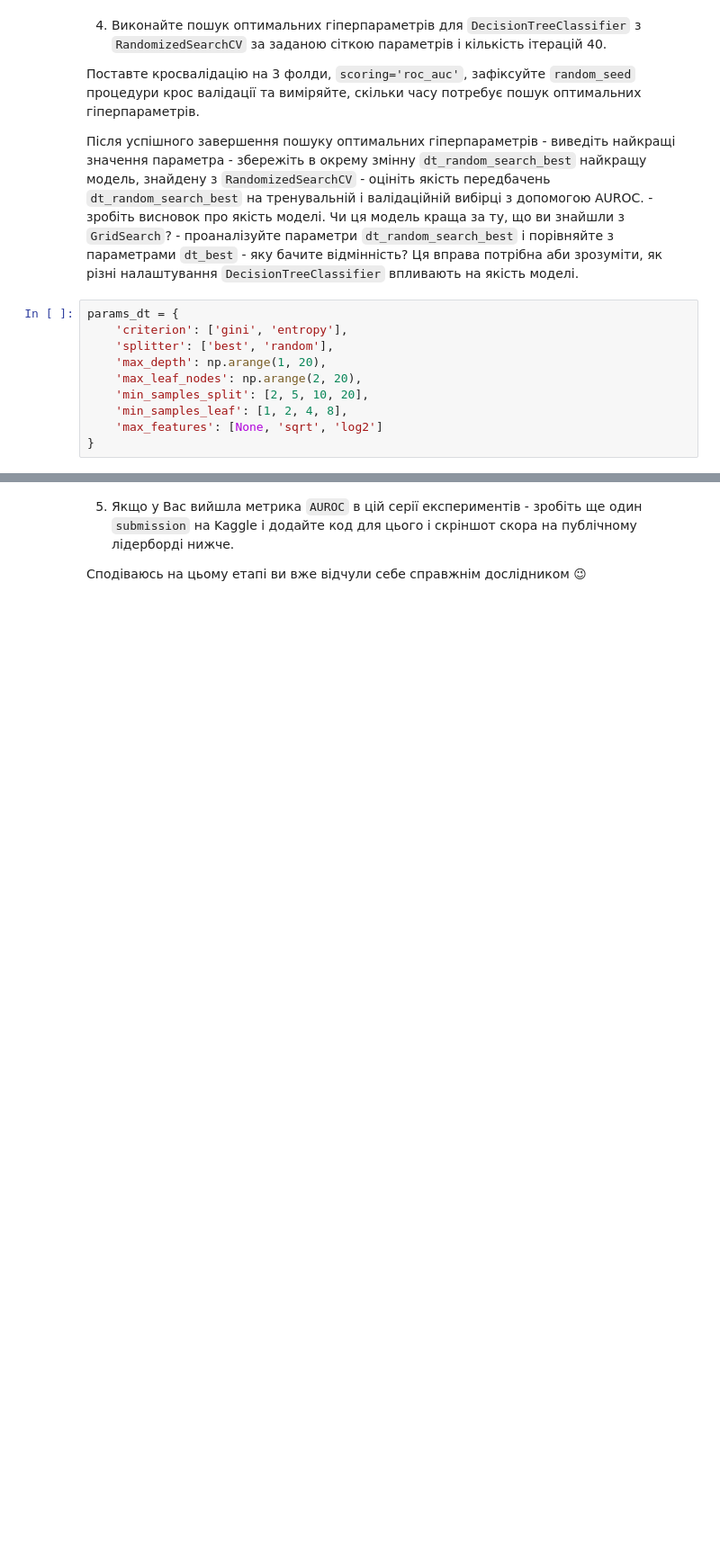
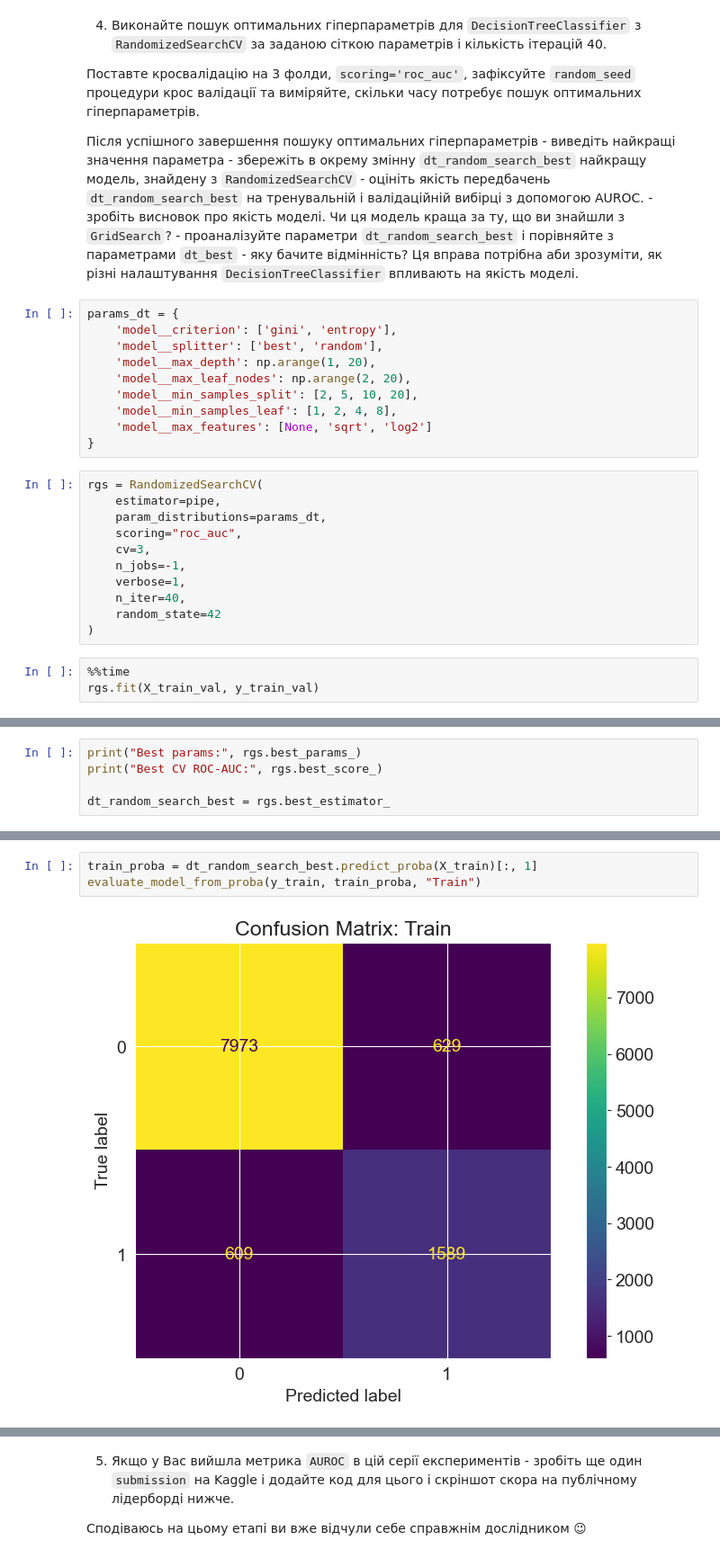
Before and after one commit to o-semenkova/ml_home_tasks, a Jupyter notebook: HW_2_4_kNN_Кросвалідація_і_тюнинг_гіперпараметрів.ipynb, the cells around one changed output, grey strips where cells are left out. Shown at 90% size. Drawn from its saved outputs; the diff is of its cells as text; blank space fills up the shorter version.

```diff
--- a/HW_2_4_kNN_Кросвалідація_і_тюнинг_гіперпараметрів.ipynb
+++ b/HW_2_4_kNN_Кросвалідація_і_тюнинг_гіперпараметрів.ipynb
@@ -153,11 +232,25 @@ evaluate_model_from_proba(test_targets, test_probs, 'Test')
     - проаналізуйте параметри `dt_random_search_best` і порівняйте з параметрами `dt_best` - яку бачите відмінність? Ця вправа потрібна аби зрозуміти, як різні налаштування `DecisionTreeClassifier` впливають на якість моделі.
 # %%
 params_dt = {
-    'criterion': ['gini', 'entropy'],
-    'splitter': ['best', 'random'],
-    'max_depth': np.arange(1, 20),
-    'max_leaf_nodes': np.arange(2, 20),
-    'min_samples_split': [2, 5, 10, 20],
-    'min_samples_leaf': [1, 2, 4, 8],
-    'max_features': [None, 'sqrt', 'log2']
+    'model__criterion': ['gini', 'entropy'],
+    'model__splitter': ['best', 'random'],
+    'model__max_depth': np.arange(1, 20),
+    'model__max_leaf_nodes': np.arange(2, 20),
+    'model__min_samples_split': [2, 5, 10, 20],
+    'model__min_samples_leaf': [1, 2, 4, 8],
+    'model__max_features': [None, 'sqrt', 'log2']
 }
+# %%
+rgs = RandomizedSearchCV(
+    estimator=pipe,
+    param_distributions=params_dt,
+    scoring="roc_auc",
+    cv=3,
+    n_jobs=-1,
+    verbose=1,
+    n_iter=40,
+    random_state=42
+)
+# %%
+%%time
+rgs.fit(X_train_val, y_train_val)
@@ -163,0 +278,5 @@ params_dt = {
+# %%
+print("Best params:", rgs.best_params_)
+print("Best CV ROC-AUC:", rgs.best_score_)
+
+dt_random_search_best = rgs.best_estimator_
@@ -163,0 +286,5 @@ params_dt = {
+# %%
+train_proba = dt_random_search_best.predict_proba(X_train)[:, 1]
+evaluate_model_from_proba(y_train, train_proba, "Train")
+# %% [output]
+[figure, added]
```
Also changed, not shown: parts of 19 cells of this notebook, 1 other file.
